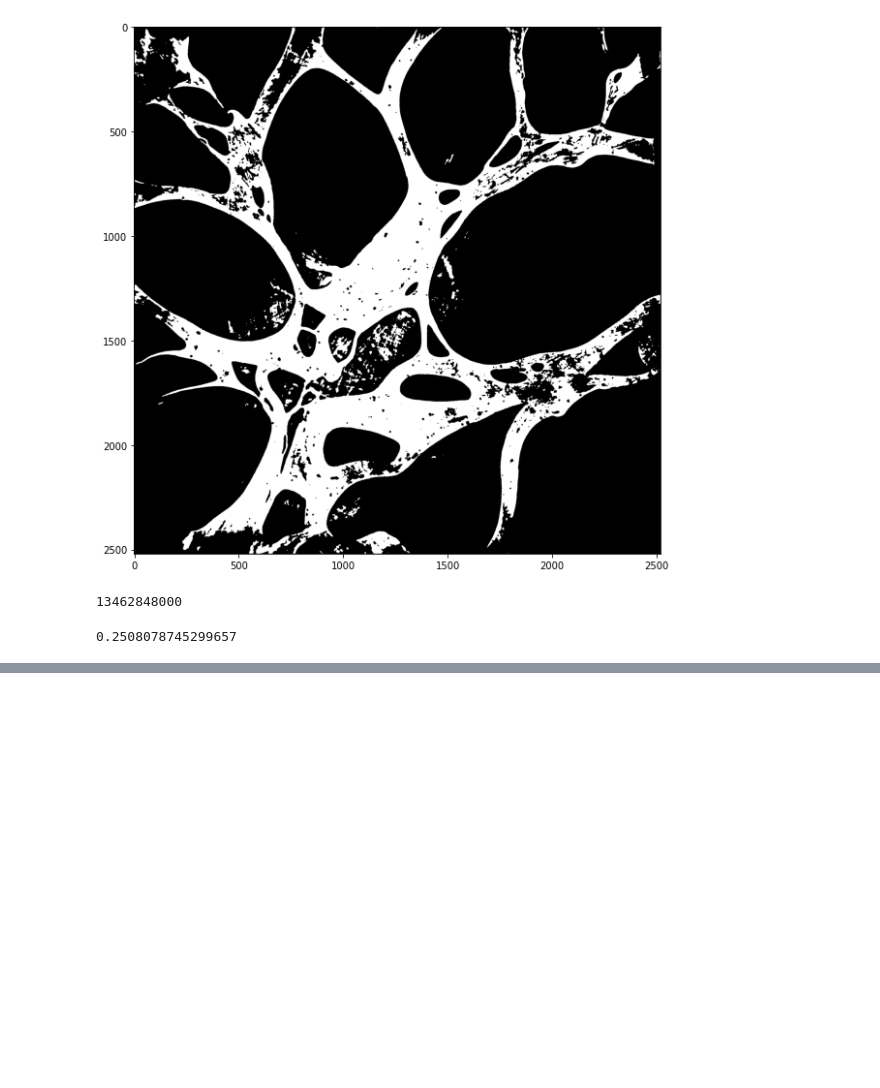
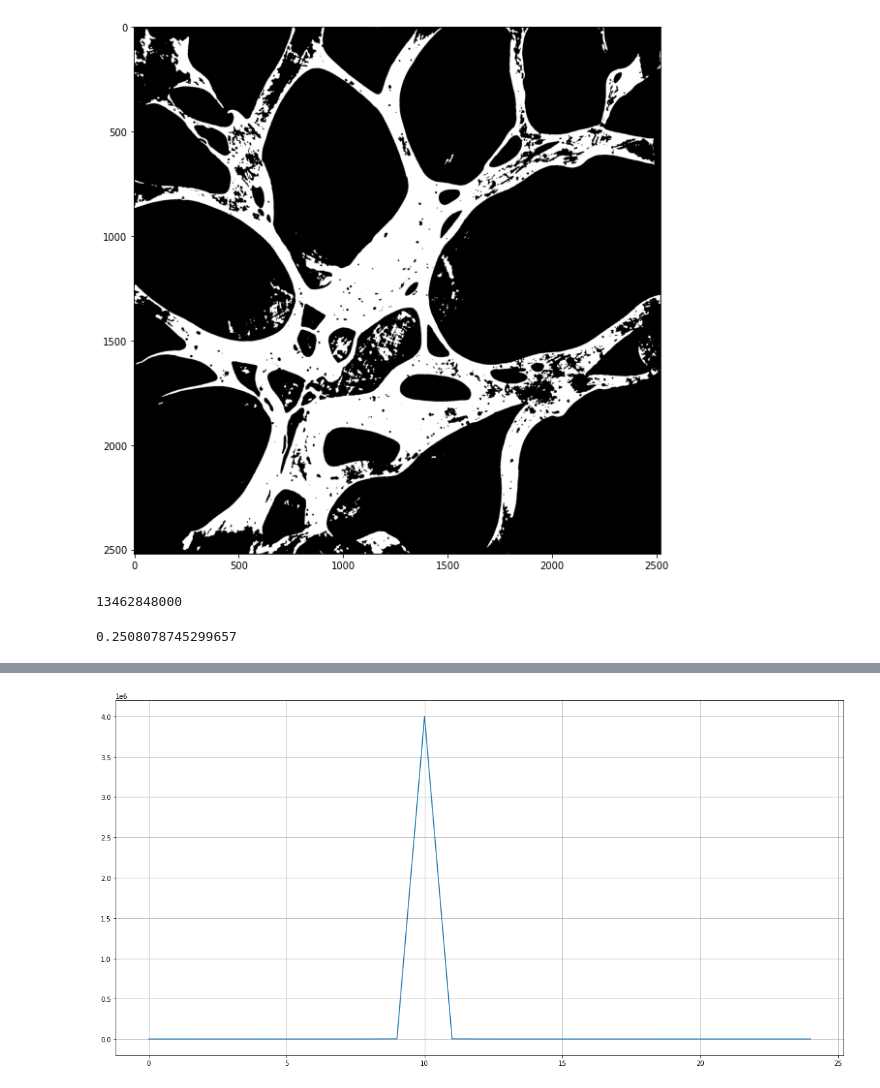
Before and after one commit to ankhafizov/porous_implants, a Jupyter notebook: viewer.ipynb, the cells around one changed output, grey strips where cells are left out. Cells and saved outputs as stored; diff of their text form; code cells hidden in the pictures; blank space fills up the shorter version.

```diff
--- a/viewer.ipynb
+++ b/viewer.ipynb
@@ -161,0 +228,7 @@ np.sum(img3d) / volume
+# %%
+fig, ax = plt.subplots(figsize=(20, 10))
+ax.plot(get_corr_section(slice_num=750, k=3000)[1250:1275], label='corr 750')
+#ax.plot(get_corr_section(slice_num=750, k=500)[1250:1275], label='corr 750')
+ax.grid()
+# %% [output]
+[figure, added]
```
Also changed, not shown: parts of 7 cells of this notebook.
